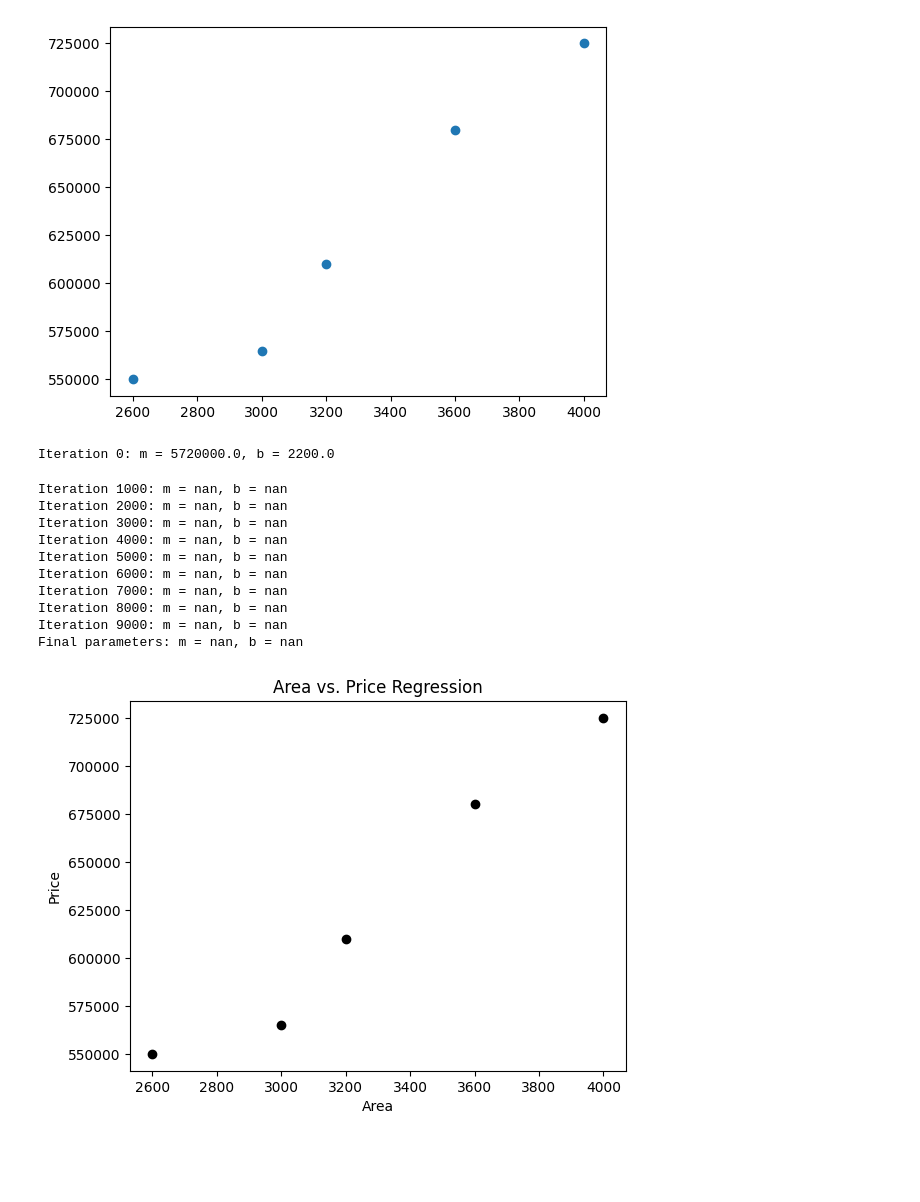
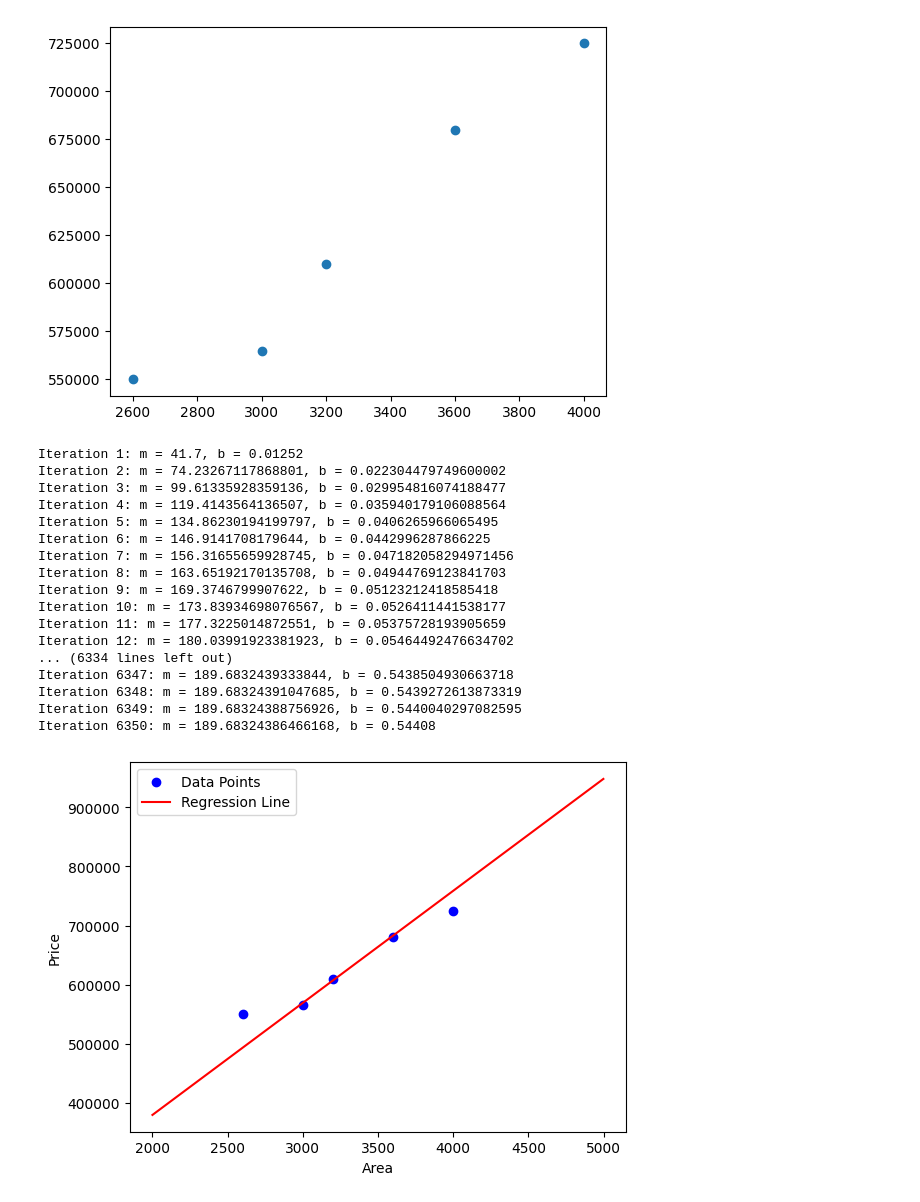
Before and after one commit to AK-26David/Machine-Learning, a Jupyter notebook: Week3_Supervised_ML/Linear Regression/scratchimplementation.ipynb, the cells around one changed output. Saved outputs shown, nothing was run; the diff lists cells and outputs as text; code cells hidden in the pictures; blank space fills up the shorter version.

```diff
--- a/Week3_Supervised_ML/Linear Regression/scratchimplementation.ipynb
+++ b/Week3_Supervised_ML/Linear Regression/scratchimplementation.ipynb
@@ -5,7 +5,7 @@ import numpy as np
 import pandas as pd
 import matplotlib.pyplot as plt
 # %%
-data = pd.read_csv('homeprices.csv')
+data = pd.read_csv('prediction.csv')
 print(data)
 # %% [output]
    area   price
@@ -46,50 +48,36 @@ def gradient_descent(m_now , b_now, points, L): # L is learning rate alpha #
 # %%
-# Initialize parameters
 m = 0
 b = 0
-L = 0.01  # Adjust learning rate
-no_of_iter = 10000  # Increase the number of iterations
-
-# Perform gradient descent
+L = 0.00000001  # Significantly increased learning rate
+no_of_iter = 10000  # Increased number of iterations
+# Gradient Descent
 for i in range(no_of_iter):
     m, b = gradient_descent(m, b, data, L)
-    if i % 1000 == 0:  # Print intermediate results
-        print(f"Iteration {i}: m = {m}, b = {b}")
+    print(f"Iteration {i+1}: m = {m}, b = {b}")
 
-print(f"Final parameters: m = {m}, b = {b}")
-
-# Denormalize the slope and intercept
-
-m = m * (data['price'].std() / data['area'].std())
-
-b = b * data['price'].std() + data['price'].mean()
-
-
-# Plot the data and the regression line
-
-plt.scatter(data['area'], data['price'], color="black")
-
-plt.plot(data['area'] / data['area'].std() * (max(data['area']) - min(data['area'])) + min(data['area']),
-
-         m * (data['area'] / data['area'].std() * (max(data['area']) - min(data['area']))) + b, color="red")
-
-plt.xlabel('Normalized Area')
-
-plt.ylabel('Normalized Price')
-
-plt.title('Area vs. Price Regression')
-
+# Plotting
+plt.scatter(data.area, data.price, color='blue', label='Data Points')
+plt.plot(list(range(2000, 5000)), [m*x + b for x in range(2000, 5000)], color='red', label='Regression Line')
+plt.xlabel('Area')
+plt.ylabel('Price')
+plt.legend()
 plt.show()
 # %% [output]
-Iteration 0: m = 5720000.0, b = 2200.0
+Iteration 1: m = 41.7, b = 0.01252
+Iteration 2: m = 74.23267117868801, b = 0.022304479749600002
+Iteration 3: m = 99.61335928359136, b = 0.029954816074188477
+Iteration 4: m = 119.4143564136507, b = 0.035940179106088564
+Iteration 5: m = 134.86230194199797, b = 0.0406265966065495
+Iteration 6: m = 146.9141708179644, b = 0.0442996287866225
+Iteration 7: m = 156.31655659928745, b = 0.047182058294971456
+Iteration 8: m = 163.65192170135708, b = 0.04944769123841703
+Iteration 9: m = 169.3746799907622, b = 0.05123212418585418
+Iteration 10: m = 173.83934698076567, b = 0.0526411441538177
+Iteration 11: m = 177.3225014872551, b = 0.05375728193905659
+Iteration 12: m = 180.03991923381923, b = 0.05464492476634702
+... (6334 lines left out)
+Iteration 6347: m = 189.6832439333844, b = 0.5438504930663718
+Iteration 6348: m = 189.68324391047685, b = 0.5439272613873319
+Iteration 6349: m = 189.68324388756926, b = 0.5440040297082595
+Iteration 6350: m = 189.68324386466168, b = 0.54408
-Iteration 1000: m = nan, b = nan
-Iteration 2000: m = nan, b = nan
-Iteration 3000: m = nan, b = nan
-Iteration 4000: m = nan, b = nan
-Iteration 5000: m = nan, b = nan
-Iteration 6000: m = nan, b = nan
-Iteration 7000: m = nan, b = nan
-Iteration 8000: m = nan, b = nan
-Iteration 9000: m = nan, b = nan
-Final parameters: m = nan, b = nan
-[figure, old version]
+[figure, new version]
```
Also changed, not shown: parts of 1 cell of this notebook.
